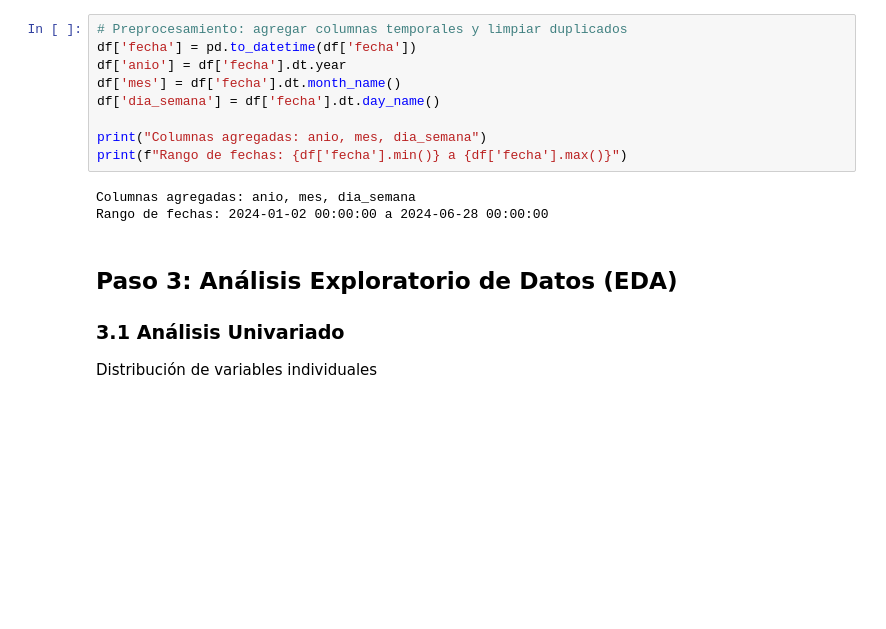
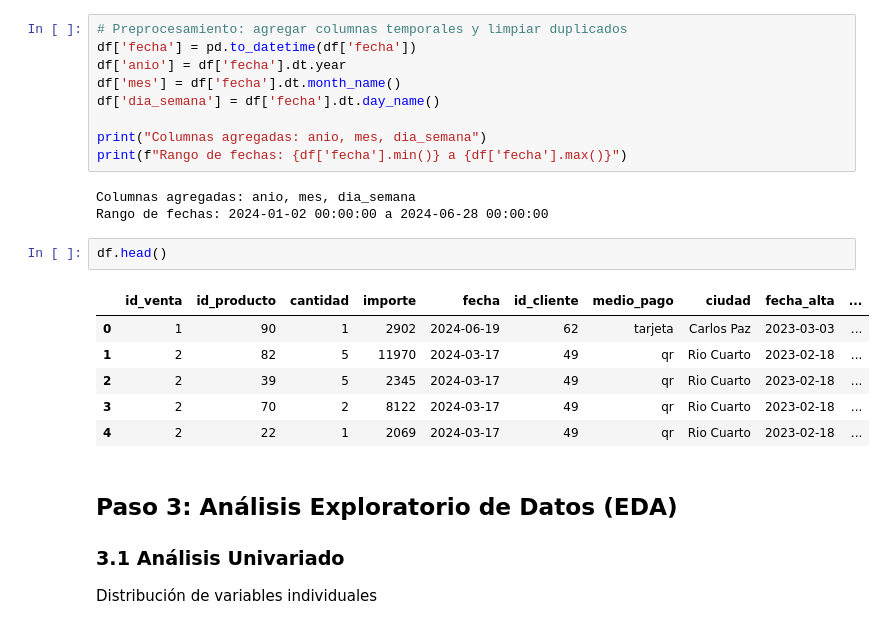
Before and after one commit to maurojjzz/Proyecto-Aurelion, a Jupyter notebook: analisis.ipynb, the cells around one changed output. Cells and saved outputs as stored; diff of their text form; blank space fills up the shorter version.

```diff
--- a/analisis.ipynb
+++ b/analisis.ipynb
@@ -128,6 +131,15 @@ print(f"Rango de fechas: {df['fecha'].min()} a {df['fecha'].max()}")
 # %% [output]
 Columnas agregadas: anio, mes, dia_semana
 Rango de fechas: 2024-01-02 00:00:00 a 2024-06-28 00:00:00
+# %%
+df.head()
+# %% [output]
+|  | id_venta | id_producto | cantidad | importe | fecha | id_cliente | medio_pago | ciudad | fecha_alta | ... |
+| 0 | 1 | 90 | 1 | 2902 | 2024-06-19 | 62 | tarjeta | Carlos Paz | 2023-03-03 | ... |
+| 1 | 2 | 82 | 5 | 11970 | 2024-03-17 | 49 | qr | Rio Cuarto | 2023-02-18 | ... |
+| 2 | 2 | 39 | 5 | 2345 | 2024-03-17 | 49 | qr | Rio Cuarto | 2023-02-18 | ... |
+| 3 | 2 | 70 | 2 | 8122 | 2024-03-17 | 49 | qr | Rio Cuarto | 2023-02-18 | ... |
+| 4 | 2 | 22 | 1 | 2069 | 2024-03-17 | 49 | qr | Rio Cuarto | 2023-02-18 | ... |
 # %% [markdown]
 ## Paso 3: Análisis Exploratorio de Datos (EDA)
 
```
Also changed, not shown: parts of 5 cells of this notebook.
